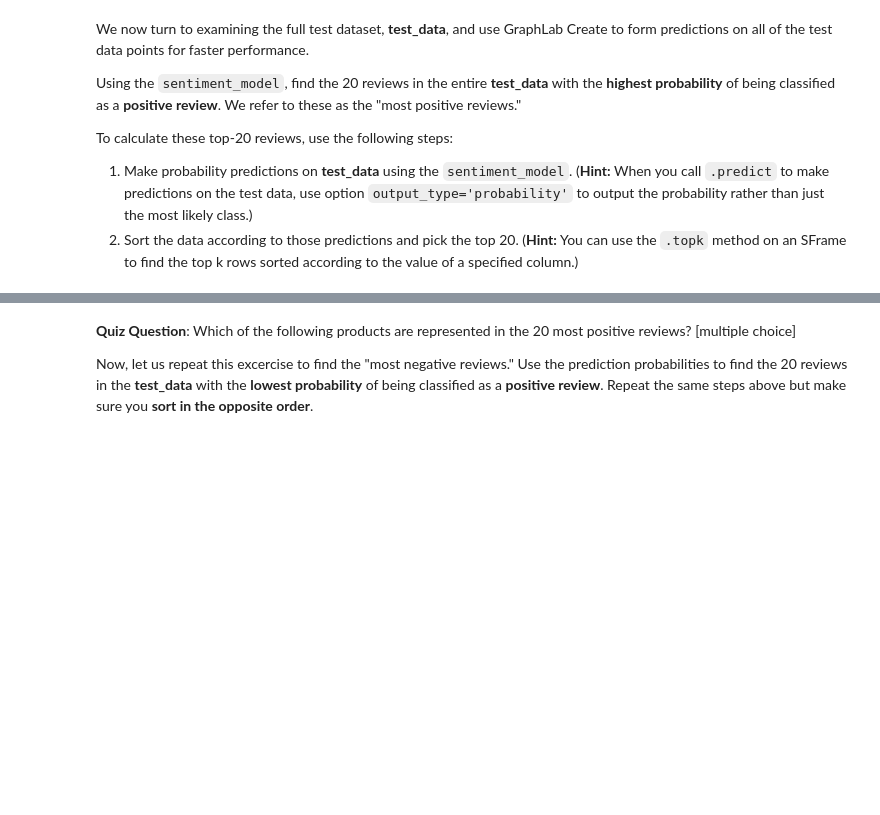
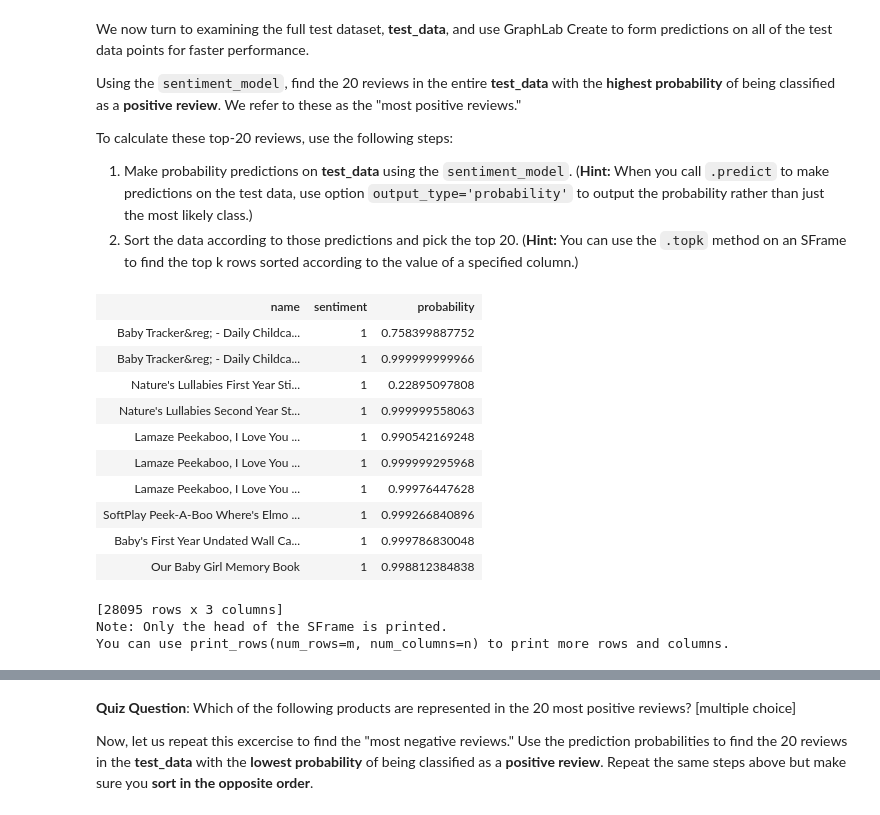
Before and after one commit to chauhraj/mooc, a Jupyter notebook: uw-classification/wk1/module-2-linear-classifier-assignment-blank.ipynb, the cells around one changed output, grey strips where cells are left out. Cells and saved outputs as stored; diff of their text form; code cells hidden in the pictures; blank space fills up the shorter version.

```diff
--- a/uw-classification/wk1/module-2-linear-classifier-assignment-blank.ipynb
+++ b/uw-classification/wk1/module-2-linear-classifier-assignment-blank.ipynb
@@ -310,0 +313,17 @@ To calculate these top-20 reviews, use the following steps:
+# %%
+pos_reviews[['name', 'sentiment', 'probability']]
+# %% [output]
+| name | sentiment | probability |
+| Baby Tracker&reg; - Daily Childca... | 1 | 0.758399887752 |
+| Baby Tracker&reg; - Daily Childca... | 1 | 0.999999999966 |
+| Nature's Lullabies First Year Sti... | 1 | 0.22895097808 |
+| Nature's Lullabies Second Year St... | 1 | 0.999999558063 |
+| Lamaze Peekaboo, I Love You ... | 1 | 0.990542169248 |
+| Lamaze Peekaboo, I Love You ... | 1 | 0.999999295968 |
+| Lamaze Peekaboo, I Love You ... | 1 | 0.99976447628 |
+| SoftPlay Peek-A-Boo Where's Elmo ... | 1 | 0.999266840896 |
+| Baby's First Year Undated Wall Ca... | 1 | 0.999786830048 |
+| Our Baby Girl Memory Book | 1 | 0.998812384838 |
+[28095 rows x 3 columns]
+Note: Only the head of the SFrame is printed.
+You can use print_rows(num_rows=m, num_columns=n) to print more rows and columns.
```
Also changed, not shown: parts of 33 cells of this notebook, 1 other file.
